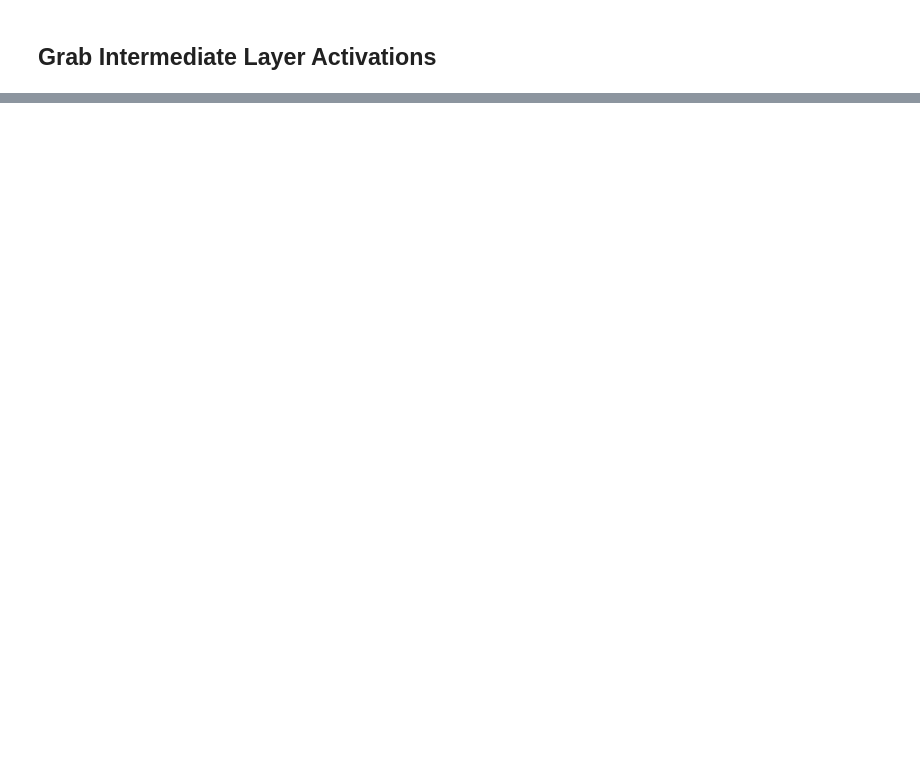
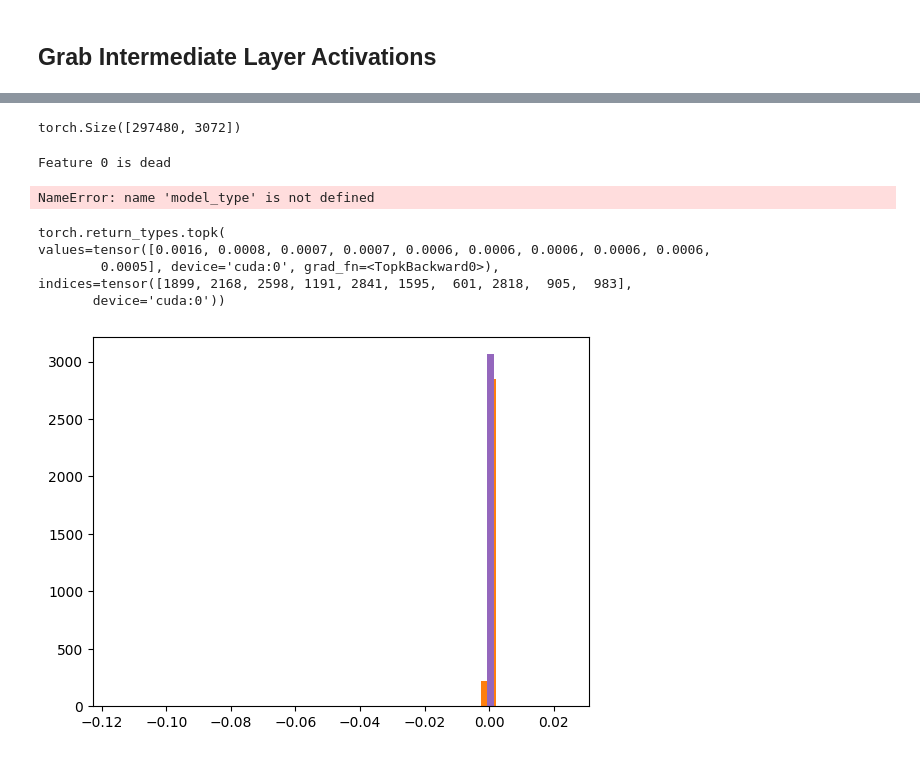
Before and after one commit to migerovitch/sparse_coding, a Jupyter notebook: sparse_weights.ipynb, the cells around one changed output, grey strips where cells are left out. Drawn from its saved outputs; the diff is of its cells as text; code cells hidden in the pictures; blank space fills up the shorter version.

```diff
--- a/sparse_weights.ipynb
+++ b/sparse_weights.ipynb
@@ -88,0 +237,13 @@ GPTNeoXMLP(
+# %%
+features = [11, 29, 203]
+import matplotlib.pyplot as plt
+for x in features:
+    val = Sparse_nonlinear.linear.weight[x]
+#     plt.hist(val.detach().cpu().numpy(), bins=50, label=f"Feature {x}")
+    mean = val.mean()
+    std = val.std()
+    min = val.min()
+    max = val.max()
+    print(f"Feature {x}: mean: {mean}, std: {std}, min: {min}, max: {max}")
+# plt.legend()
+plt.show()
@@ -88,0 +275,67 @@ GPTNeoXMLP(
+# %%
+dictionary_activations.shape
+# %% [output]
+torch.Size([297480, 3072])
+# %%
+from alpha_utils_interp import *
+import os
+# make features/ dir if not exist
+save_path = "features/"
+if not os.path.exists(save_path):
+    os.makedirs(save_path)
+num_feature_datapoints = 10
+dictionary_activations, tokens_for_each_datapoint = get_dictionary_activations(model, dataset, cache_name, max_seq_length, autoencoder, batch_size=32)
+
+# features = [1,2,3,4,5,6,7,8,9,10]
+# features = [5,6]
+# features = None
+num_features = 30
+feature = 0
+input_setting = "input_only"
+for _ in range(num_features):
+    # Check if feature is dead (<10 activations)
+    dead_threshold = 10
+    # if(dictionary_activations[:, current_feature].count_nonzero() < dead_threshold):
+    while(dictionary_activations[:, feature].count_nonzero() < dead_threshold):
+        print(f"Feature {feature} is dead")
+        feature += 1
+    uniform_indices = get_feature_indices(feature, dictionary_activations, k=num_feature_datapoints, setting="uniform")
+    text_list, full_text, token_list, full_token_list, partial_activations, full_activations = get_feature_datapoints(uniform_indices, dictionary_activations[:, feature], tokenizer, max_seq_length, dataset)
+    # get_token_statistics(feature, dictionary_activations[:, feature], dataset, tokenizer, max_seq_length, tokens_for_each_datapoint, save_location = save_path, num_unique_tokens=10)
+    if(input_setting == "input_only"):
+        # Calculate logit diffs on this feature for the full_token_list
+        logit_diffs = ablate_feature_direction(model, full_token_list, cache_name, max_seq_length, autoencoder, feature = feature, batch_size=32, setting="sentences", model_type=model_type)
+        # save_token_display(full_token_list, full_activations, tokenizer, path =f"{save_path}uniform_{feature}.png", logit_diffs = logit_diffs, model_type=model_type)
+        save_token_display(full_token_list, full_activations, tokenizer, path =f"{save_path}uniform_{feature}.png", logit_diffs = logit_diffs, model_type=model_type, show=True)
+        all_changed_activations = ablate_context_one_token_at_a_time(model, token_list, cache_name, autoencoder, feature, max_ablation_length=30)
+        save_token_display(token_list, all_changed_activations, tokenizer, path =f"{save_path}ablate_context_{feature}.png", model_type=model_type, show=True)
+    else:
+        logit_diffs = ablate_feature_direction(model, dataset, cache_name, max_seq_length, autoencoder, feature = feature, batch_size=32, setting="dataset")
+        _, _, _, full_token_list_ablated, _, full_activations_ablated = get_feature_datapoints(uniform_indices, logit_diffs, tokenizer, max_seq_length, dataset)
+        get_token_statistics(feature, logit_diffs, dataset, tokenizer, max_seq_length, tokens_for_each_datapoint, save_location = save_path, setting="output", num_unique_tokens=10)
+        save_token_display(full_token_list_ablated, full_activations, tokenizer, path =f"{save_path}uniform_{feature}.png", logit_diffs = full_activations_ablated)
+    # if(ablate_context ==True):
+    #     all_changed_activations = ablate_context_one_token_at_a_time(model, dataset, cache_name, autoencoder, feature, max_ablation_length=20)
+    #     save_token_display(token_list, all_changed_activations, tokenizer, path =f"{save_path}ablate_context_{feature}.png", model_type=model_type, show=True)
+    # combine_images(feature, setting=input_setting, ablate_context=ablate_context)
+    feature += 1
+# %% [output]
+Feature 0 is dead
+NameError: name 'model_type' is not defined
+# %%
+Sparse_nonlinear.linear.weight[:, x].topk(10)
+# %% [output]
+torch.return_types.topk(
+values=tensor([0.0016, 0.0008, 0.0007, 0.0007, 0.0006, 0.0006, 0.0006, 0.0006, 0.0006,
+        0.0005], device='cuda:0', grad_fn=<TopkBackward0>),
+indices=tensor([1899, 2168, 2598, 1191, 2841, 1595,  601, 2818,  905,  983],
+       device='cuda:0'))
+# %%
+# hist the first 5 neurons
+import matplotlib.pyplot as plt
+for x in range(5):
+    val = Sparse_nonlinear.linear.weight[:, x]
+    plt.hist(val.detach().cpu().numpy(), bins=50)
+plt.show()
+# %% [output]
+[figure, added]
```
Also changed, not shown: parts of 19 cells of this notebook, 1 other file.
